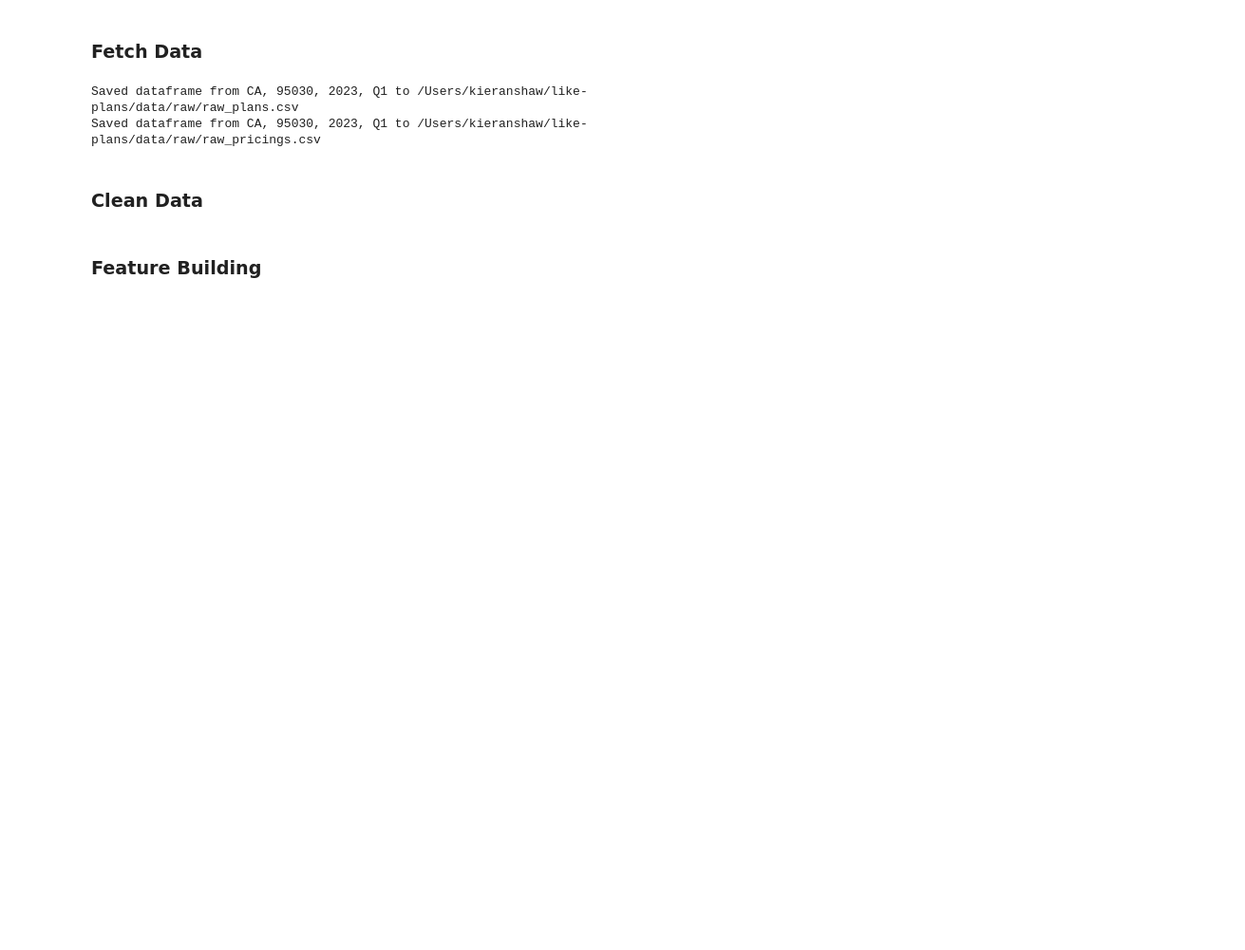
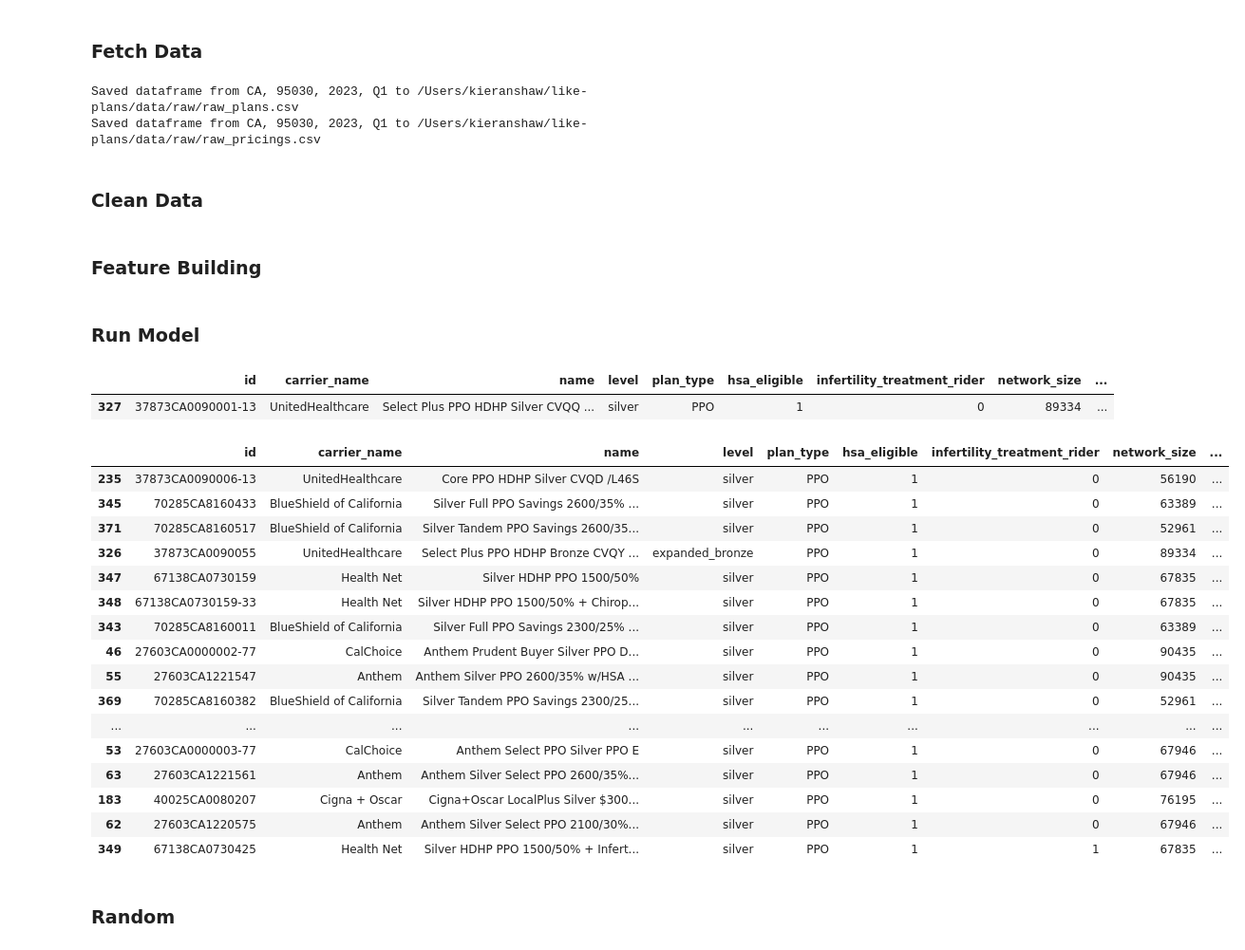
Before and after one commit to Kieran-Shaw/like-plans, a Jupyter notebook: src/main.ipynb, the cells around one changed output. Shown: that part at 95% size. Cells and saved outputs as stored; diff of their text form; code cells hidden in the pictures; blank space fills up the shorter version.

Commit message:
Ks/feature-building-model-v1 (#8)

```diff
--- a/src/main.ipynb
+++ b/src/main.ipynb
@@ -1,7 +1,13 @@
 # %%
 import pandas as pd
+import numpy as np
 from data.get_data import FetchPlansPricings
 from data.clean_data import HMOEPOCleaner, PPOPOSCleaner
+from features.feature_building import FeatureEngineer
+from models.v1_model import MedicalPlanSimilarityModel
+from sklearn.neighbors import NearestNeighbors
+pd.set_option('display.max_columns',None)
+pd.set_option('display.max_rows', None)
 # %% [markdown]
 ### Fetch Data
 # %%
@@ -30,3 +37,67 @@ hmo_epo_cleaner.save_data(df=hmo_epo_cleaned_data)
 ppo_pos_cleaner.save_data(df=ppo_pos_cleaned_data)
 # %% [markdown]
 ### Feature Building
+# %%
+fe_hmo = FeatureEngineer(exclude_cols=["carrier_name","name","id"])
+hmo_epo_cleaned_data["primary_care_physician_in_network"] = hmo_epo_cleaned_data.apply(
+    lambda row: fe_hmo.calculate_primary_care_physician(
+        row['pcp_cleaned_dollar_values_in_network'],
+        row['pcp_cleaned_percentages_in_network'],
+        row['pcp_initial_visits_in_network']
+    ), axis=1
+)
+hmo_epo_df = fe_hmo.drop_hmo_columns(df=hmo_epo_cleaned_data)
+hmo_epo_df.reset_index(drop=True,inplace=True)
+hmo_epo_transformed_array = fe_hmo.fit_transform(df=hmo_epo_df)
+
+fe_ppo = FeatureEngineer(exclude_cols=["carrier_name","name","id"])
+ppo_pos_cleaned_data["primary_care_physician_in_network"] = ppo_pos_cleaned_data.apply(
+    lambda row: fe_hmo.calculate_primary_care_physician(
+        row['pcp_cleaned_dollar_values_in_network'],
+        row['pcp_cleaned_percentages_in_network'],
+        row['pcp_initial_visits_in_network']
+    ), axis=1
+)
+ppo_pos_cleaned_data["primary_care_physician_out_of_network"] = ppo_pos_cleaned_data.apply(
+    lambda row: fe_hmo.calculate_primary_care_physician(
+        row['pcp_cleaned_dollar_values_out_of_network'],
+        row['pcp_cleaned_percentages_out_of_network'],
+        row['pcp_initial_visits_out_of_network']
+    ), axis=1
+)
+ppo_pos_df = fe_hmo.drop_ppo_columns(df=ppo_pos_cleaned_data)
+ppo_pos_df.reset_index(drop=True,inplace=True)
+
+ppo_pos_transformed_array = fe_ppo.fit_transform(df=ppo_pos_df)
+# %% [markdown]
+### Run Model
+# %%
+model = MedicalPlanSimilarityModel(ppo_pos_df, ppo_pos_transformed_array, metric='manhattan', n_neighbors=20)
+random_plan, similar_plans = model.fit()
+# %%
+random_plan
+# %% [output]
+|  | id | carrier_name | name | level | plan_type | hsa_eligible | infertility_treatment_rider | network_size | ... |
+| 327 | 37873CA0090001-13 | UnitedHealthcare | Select Plus PPO HDHP Silver CVQQ ... | silver | PPO | 1 | 0 | 89334 | ... |
+# %%
+similar_plans
+# %% [output]
+|  | id | carrier_name | name | level | plan_type | hsa_eligible | infertility_treatment_rider | network_size | ... |
+| 235 | 37873CA0090006-13 | UnitedHealthcare | Core PPO HDHP Silver CVQD /L46S | silver | PPO | 1 | 0 | 56190 | ... |
+| 345 | 70285CA8160433 | BlueShield of California | Silver Full PPO Savings 2600/35% ... | silver | PPO | 1 | 0 | 63389 | ... |
+| 371 | 70285CA8160517 | BlueShield of California | Silver Tandem PPO Savings 2600/35... | silver | PPO | 1 | 0 | 52961 | ... |
+| 326 | 37873CA0090055 | UnitedHealthcare | Select Plus PPO HDHP Bronze CVQY ... | expanded_bronze | PPO | 1 | 0 | 89334 | ... |
+| 347 | 67138CA0730159 | Health Net | Silver HDHP PPO 1500/50% | silver | PPO | 1 | 0 | 67835 | ... |
+| 348 | 67138CA0730159-33 | Health Net | Silver HDHP PPO 1500/50% + Chirop... | silver | PPO | 1 | 0 | 67835 | ... |
+| 343 | 70285CA8160011 | BlueShield of California | Silver Full PPO Savings 2300/25% ... | silver | PPO | 1 | 0 | 63389 | ... |
+| 46 | 27603CA0000002-77 | CalChoice | Anthem Prudent Buyer Silver PPO D... | silver | PPO | 1 | 0 | 90435 | ... |
+| 55 | 27603CA1221547 | Anthem | Anthem Silver PPO 2600/35% w/HSA ... | silver | PPO | 1 | 0 | 90435 | ... |
+| 369 | 70285CA8160382 | BlueShield of California | Silver Tandem PPO Savings 2300/25... | silver | PPO | 1 | 0 | 52961 | ... |
+| ... | ... | ... | ... | ... | ... | ... | ... | ... | ... |
+| 53 | 27603CA0000003-77 | CalChoice | Anthem Select PPO Silver PPO E | silver | PPO | 1 | 0 | 67946 | ... |
+| 63 | 27603CA1221561 | Anthem | Anthem Silver Select PPO 2600/35%... | silver | PPO | 1 | 0 | 67946 | ... |
+| 183 | 40025CA0080207 | Cigna + Oscar | Cigna+Oscar LocalPlus Silver $300... | silver | PPO | 1 | 0 | 76195 | ... |
+| 62 | 27603CA1220575 | Anthem | Anthem Silver Select PPO 2100/30%... | silver | PPO | 1 | 0 | 67946 | ... |
+| 349 | 67138CA0730425 | Health Net | Silver HDHP PPO 1500/50% + Infert... | silver | PPO | 1 | 1 | 67835 | ... |
+# %% [markdown]
+### Random
```
Also changed, not shown: parts of 8 cells of this notebook, 13 other files.
